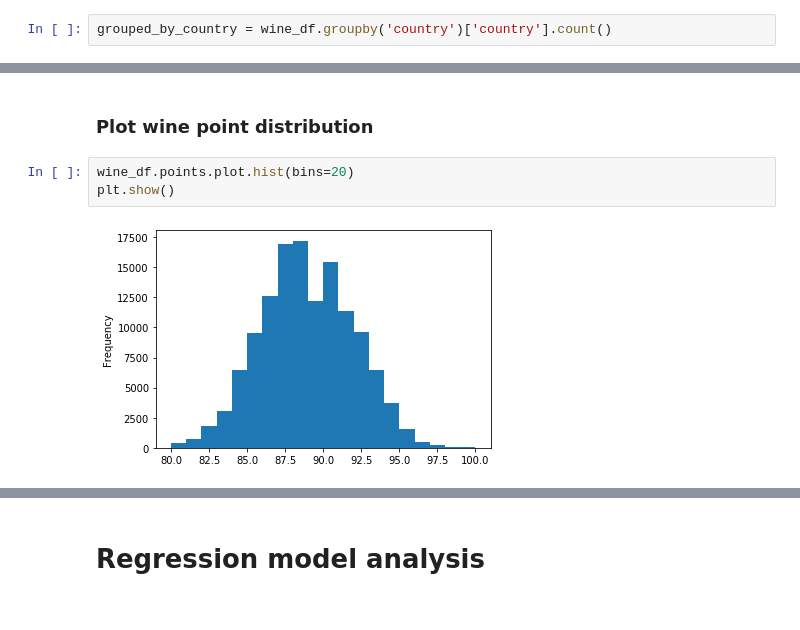
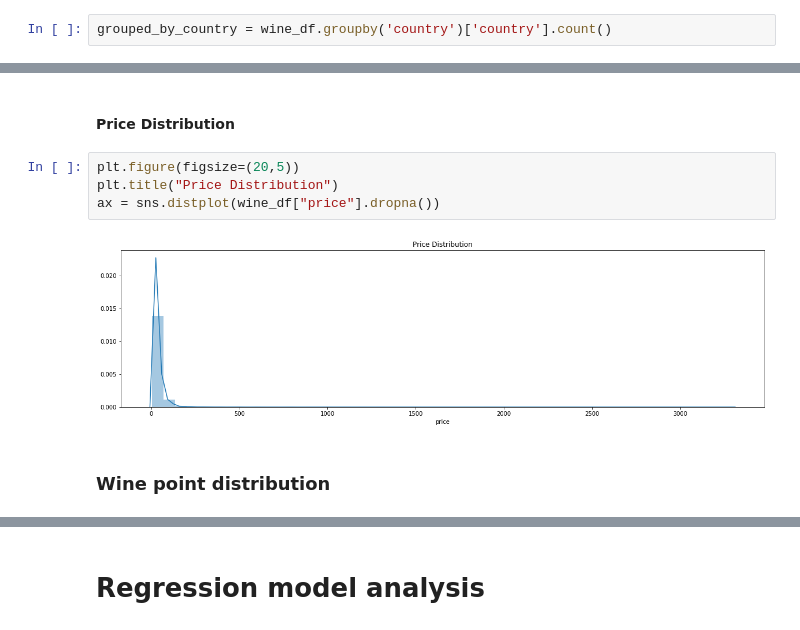
Before and after one commit to edgar971/cs598-stats, a Jupyter notebook: project/project-1.ipynb, the cells around one changed output, grey strips where cells are left out. Saved outputs shown, nothing was run; the diff lists cells and outputs as text.

```diff
--- a/project/project-1.ipynb
+++ b/project/project-1.ipynb
@@ -69,7 +99,10 @@ plt.show()
+# %% [markdown]
+#### Price Distribution
+# %%
+plt.figure(figsize=(20,5))
+plt.title("Price Distribution")
+ax = sns.distplot(wine_df["price"].dropna())
+# %% [output]
+[figure, added]
 # %% [markdown]
-### Plot wine point distribution
+### Wine point distribution
-# %%
-wine_df.points.plot.hist(bins=20)
-plt.show()
-# %% [output]
-[figure, removed]
```
Also changed, not shown: parts of 28 cells of this notebook.
